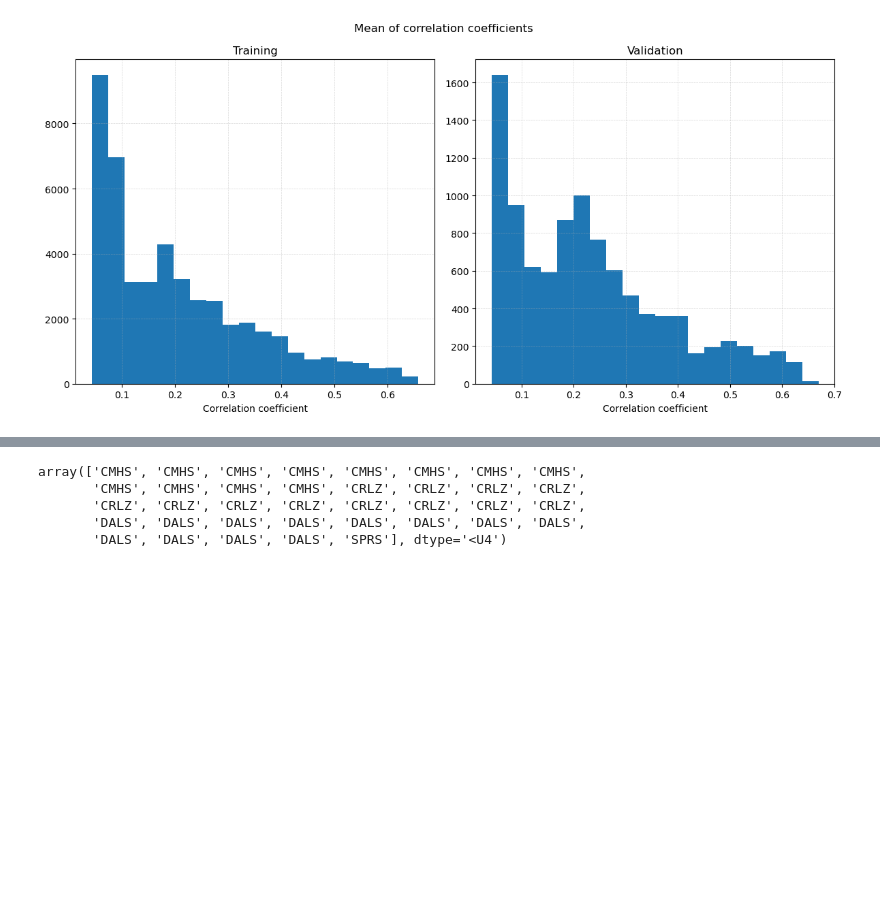
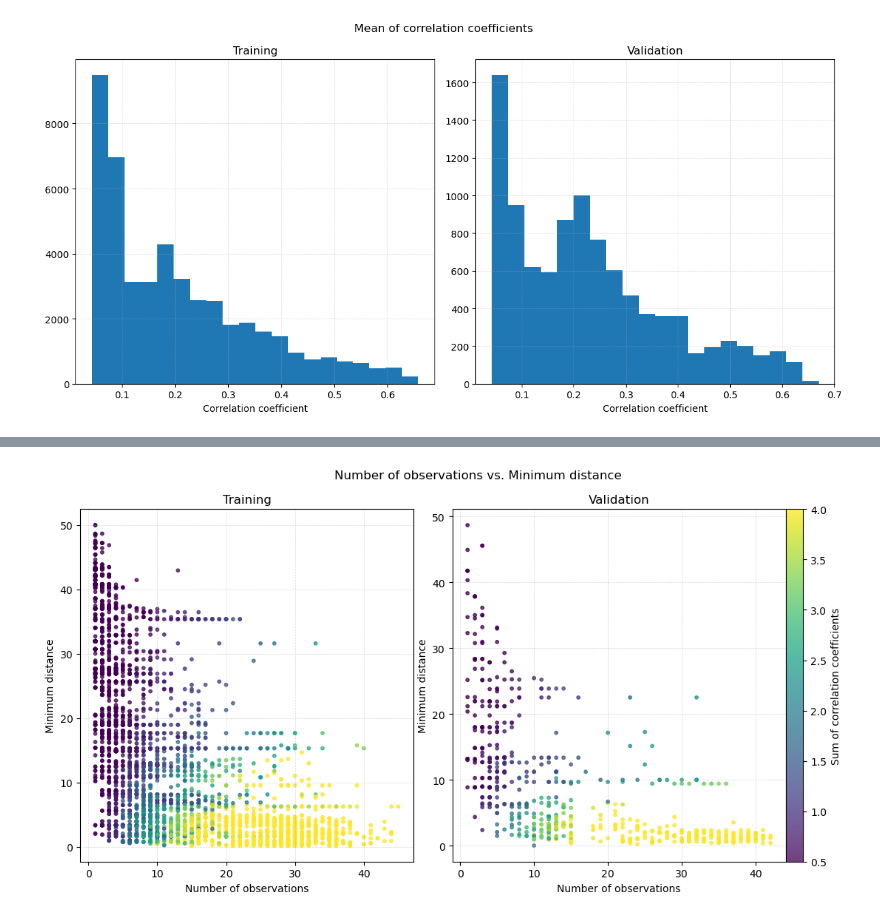
Before and after one commit to claudio525/post_event_gm_gnn, a Jupyter notebook: sim_ranking/explore/explore_scenarios.ipynb, the cells around one changed output, grey strips where cells are left out. Cells and saved outputs as stored; diff of their text form; code cells hidden in the pictures; blank space fills up the shorter version.

```diff
--- a/sim_ranking/explore/explore_scenarios.ipynb
+++ b/sim_ranking/explore/explore_scenarios.ipynb
@@ -304,8 +323,27 @@ Name: corr_mean, Length: 9834, dtype: float64
+# %%
+val_min_dist = val_sc_df.groupby(["event", "site_int"], observed=True)["dist"].min().values
+train_min_dist = train_sc_df.groupby(["event", "site_int"], observed=True)["dist"].min().values
+
+val_n_obs = val_sc_df.groupby(["event", "site_int"], observed=True).size().values
+train_n_obs = train_sc_df.groupby(["event", "site_int"], observed=True).size().values
 # %%
-cur_sites[cur_site_combs[:, 0]]
+# Scatter - Number of observations vs. Minimum distance
+fig, (ax1, ax2) = plt.subplots(1, 2, figsize=(12, 6))
+
+ax1.scatter(train_n_obs, train_min_dist, c=train_corr_sum, s=10, alpha=0.75, vmin=sum_min_value, vmax=sum_max_val)
+ax1.grid(linewidth=0.5, alpha=0.5, linestyle="--")
+ax1.set_xlabel("Number of observations")
+ax1.set_ylabel("Minimum distance")
+ax1.set_title("Training")
+
+cm = ax2.scatter(val_n_obs, val_min_dist, c=val_corr_sum, s=10, alpha=0.75, vmin=sum_min_value, vmax=sum_max_val)
+ax2.grid(linewidth=0.5, alpha=0.5, linestyle="--")
+ax2.set_xlabel("Number of observations")
+ax2.set_ylabel("Minimum distance")
+ax2.set_title("Validation")
+
+fig.suptitle("Number of observations vs. Minimum distance");
+fig.tight_layout()
+plt.colorbar(cm, ax=[ax1, ax2], label="Sum of correlation coefficients", pad=0);
 # %% [output]
-array(['CMHS', 'CMHS', 'CMHS', 'CMHS', 'CMHS', 'CMHS', 'CMHS', 'CMHS',
-       'CMHS', 'CMHS', 'CMHS', 'CMHS', 'CRLZ', 'CRLZ', 'CRLZ', 'CRLZ',
-       'CRLZ', 'CRLZ', 'CRLZ', 'CRLZ', 'CRLZ', 'CRLZ', 'CRLZ', 'CRLZ',
-       'DALS', 'DALS', 'DALS', 'DALS', 'DALS', 'DALS', 'DALS', 'DALS',
-       'DALS', 'DALS', 'DALS', 'DALS', 'SPRS'], dtype='<U4')
+[figure, added]
```
Also changed, not shown: parts of 7 cells of this notebook, 2 other files.
